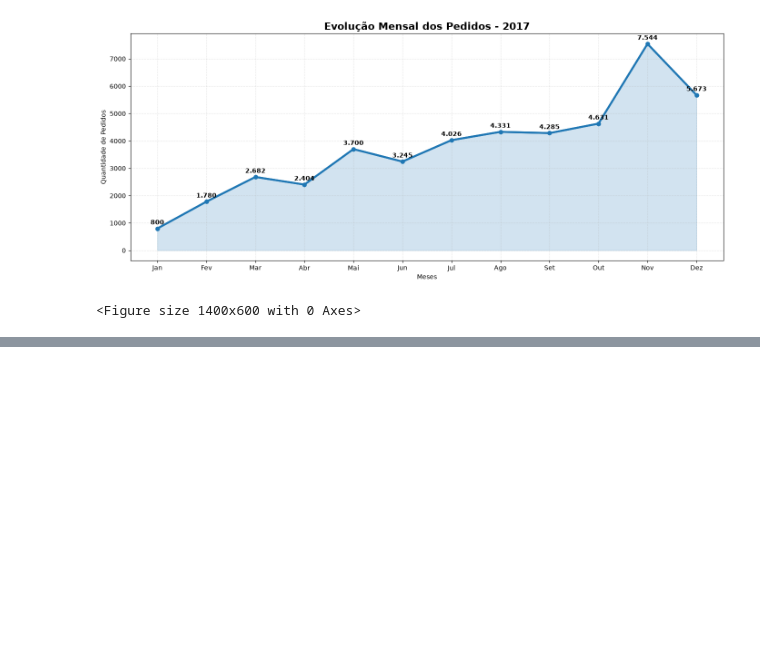
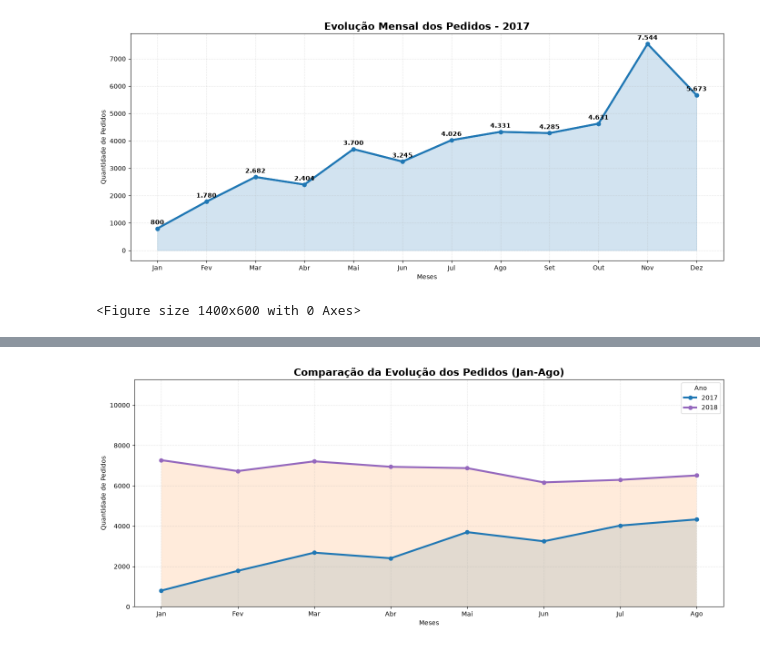
Before and after one commit to jaislercsmelo-tec/portfolio-data-science, a Jupyter notebook: 01-analise-exploratoria/notebooks/analise_exploratoria_olist.ipynb, the cells around one changed output, grey strips where cells are left out. Saved outputs shown, nothing was run; the diff lists cells and outputs as text; code cells hidden in the pictures; blank space fills up the shorter version.

```diff
--- a/01-analise-exploratoria/notebooks/analise_vendas.ipynb
+++ b/01-analise-exploratoria/notebooks/analise_exploratoria_olist.ipynb
@@ -604,3 +667,12 @@ mes
 11    7544
 12    5673
 dtype: int64
+# %%
+orders_2018 = orders[
+    orders["ano"] == 2018
+].copy()
+# %%
+orders_2018["mes"] = (
+    orders_2018["order_purchase_timestamp"]
+    .dt.month
+)
@@ -703,0 +922,86 @@ plt.show()
+# %%
+meses = [
+    "Jan", "Fev", "Mar", "Abr",
+    "Mai", "Jun", "Jul", "Ago"
+]
+
+plt.figure(figsize=(14,6))
+
+# 2017
+color="#1f77b4"  # azul
+
+# 2018
+color="#9467bd"  # roxo claro
+
+plt.ylim(
+    0,
+    max(pedidos_mes_2018.values) * 1.55
+)
+
+
+plt.plot(
+    pedidos_mes_2017.loc[1:8].index,
+    pedidos_mes_2017.loc[1:8].values,
+    marker="o",
+    linewidth=3,
+    color="#1f77b4",
+    label="2017"
+)
+
+plt.plot(
+    pedidos_mes_2018.index,
+    pedidos_mes_2018.values,
+    marker="o",
+    linewidth=3,
+    color="#9467bd",
+    label="2018"
+)
+
+plt.fill_between(
+    pedidos_mes_2017.loc[1:8].index,
+    pedidos_mes_2017.loc[1:8].values,
+    alpha=0.15
+)
+
+plt.fill_between(
+    pedidos_mes_2018.index,
+    pedidos_mes_2018.values,
+    alpha=0.15
+)
+
+plt.xticks(
+    pedidos_mes_2018.index,
+    meses
+)
+
+plt.title(
+    "Comparação da Evolução dos Pedidos (Jan-Ago)",
+    fontsize=16,
+    fontweight="bold"
+)
+
+plt.xlabel("Meses")
+plt.ylabel("Quantidade de Pedidos")
+
+plt.legend(
+    title="Ano",
+    fontsize=10
+
+)
+
+plt.grid(
+    linestyle="--",
+    alpha=0.3
+)
+
+plt.tight_layout()
+
+plt.savefig(
+    "../images/09_comparacao_2017_2018.png",
+    bbox_inches="tight",
+    dpi=300
+)
+
+plt.show()
+# %% [output]
+[figure, added]
```
Also changed, not shown: parts of 27 cells of this notebook, 2 other files.
